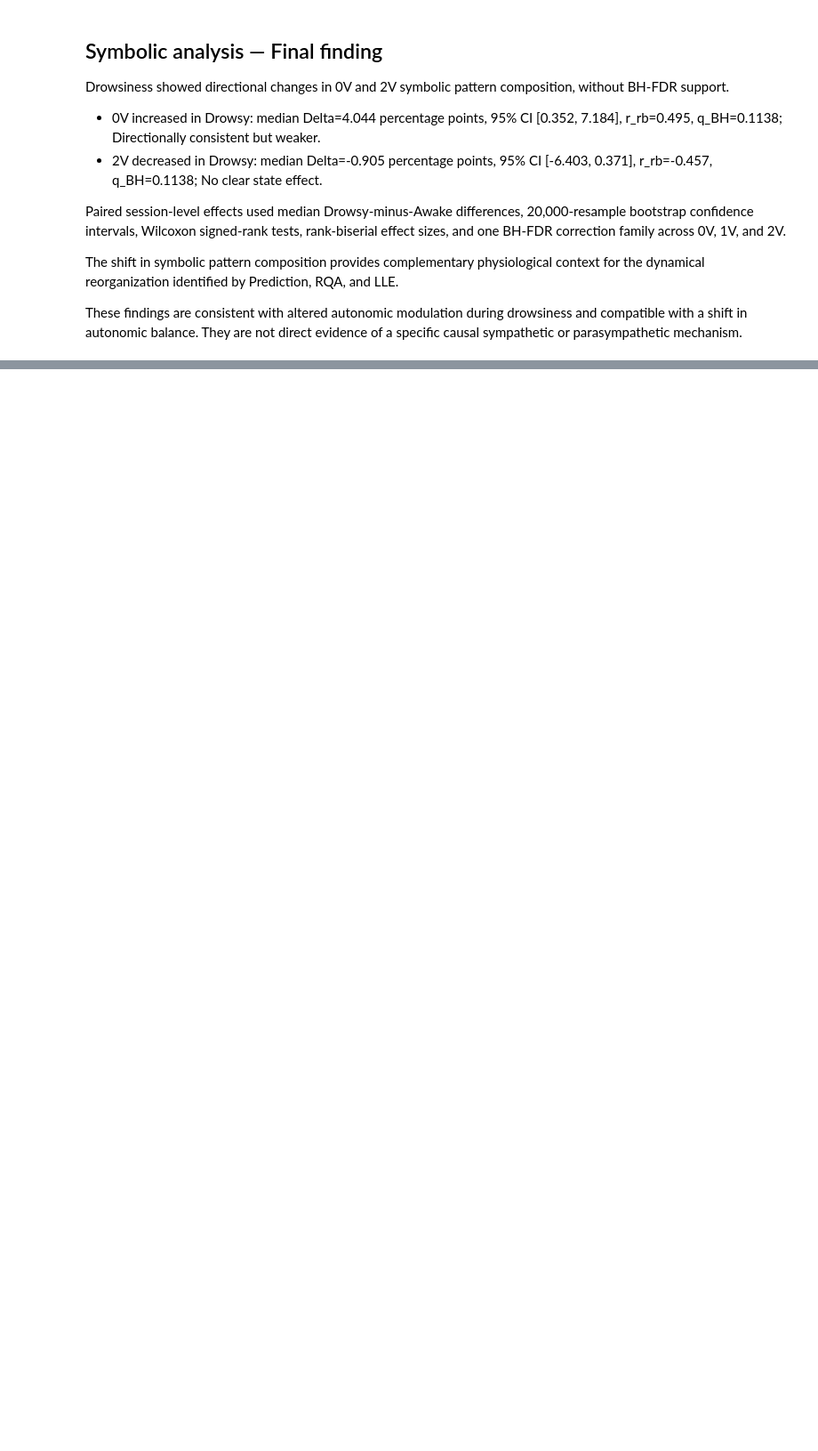
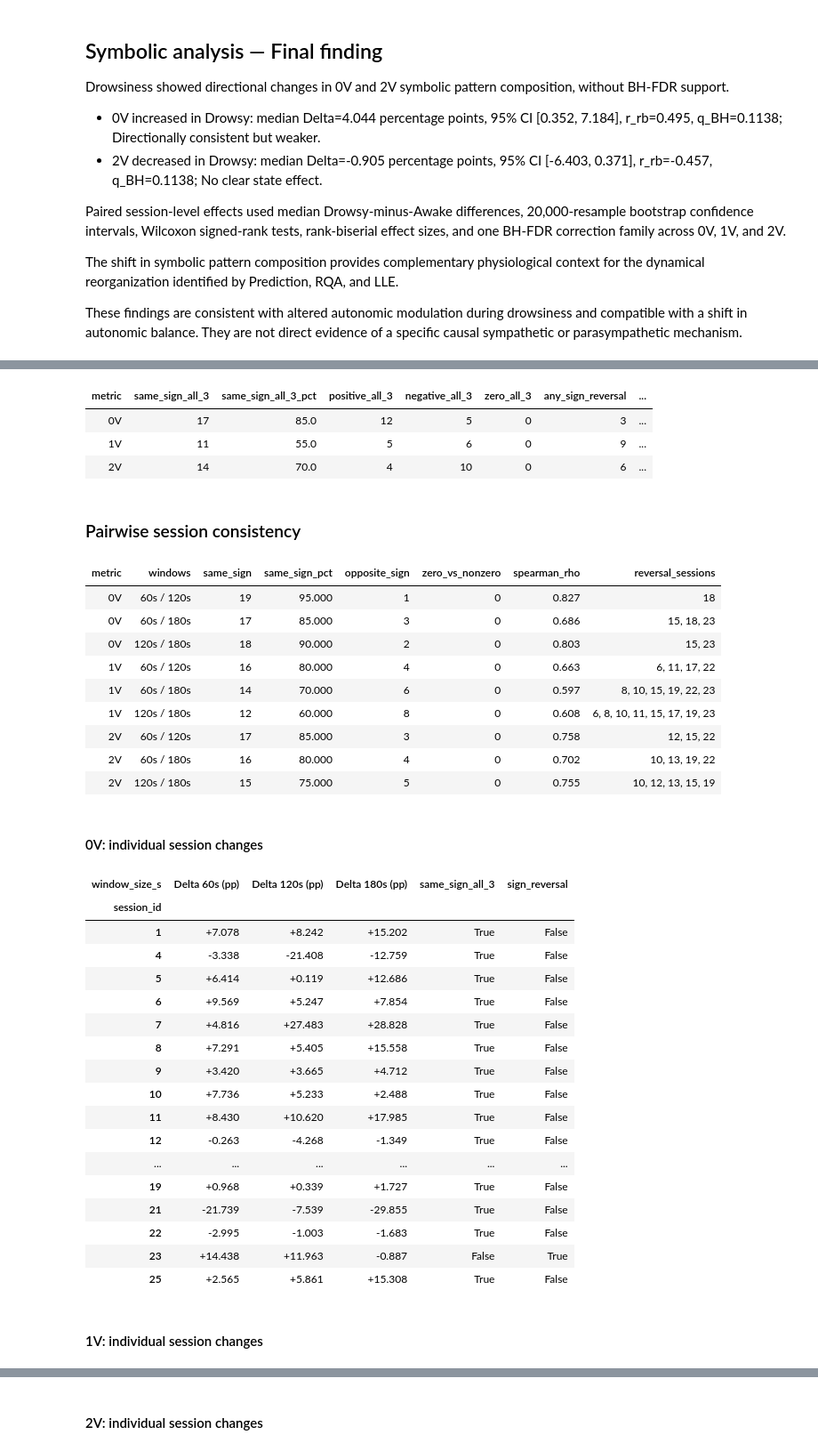
Before and after one commit to Vutu2003/Nonlinear-Time-Series-Analysis, a Jupyter notebook: phase1/main/symbolic_main.ipynb, the cells around one changed output, grey strips where cells are left out. Shown at 89% size. Saved outputs shown, nothing was run; the diff lists cells and outputs as text; code cells hidden in the pictures; blank space fills up the shorter version.

Commit message:
Add more evident of symobolic analysis

```diff
--- a/phase1/main/symbolic_main.ipynb
+++ b/phase1/main/symbolic_main.ipynb
@@ -652,0 +2065,44 @@ Symbolic analysis được dùng để cung cấp ngữ cảnh cho khả năng *
+# %%
+# Session-level sign agreement and rank consistency.
+cw_agreement_rows, cw_consensus_rows = [], []
+for metric, frame in cw_delta.items():
+    values = frame.to_numpy()
+    signs = np.sign(values)  # zeros are a separate category, as in the original analysis
+    all_same = (signs == signs[:, [0]]).all(axis=1)
+    has_reversal = (signs.min(axis=1) < 0) & (signs.max(axis=1) > 0)
+    cw_consensus_rows.append(dict(
+        metric=metric, same_sign_all_3=int(all_same.sum()),
+        same_sign_all_3_pct=100 * all_same.mean(),
+        positive_all_3=int((signs > 0).all(axis=1).sum()),
+        negative_all_3=int((signs < 0).all(axis=1).sum()),
+        zero_all_3=int((signs == 0).all(axis=1).sum()),
+        any_sign_reversal=int(has_reversal.sum()),
+        reversal_sessions=", ".join(map(str, frame.index[has_reversal])) or "none"))
+    for a, b in combinations(range(3), 2):
+        agree = signs[:, a] == signs[:, b]
+        reverse = signs[:, a] * signs[:, b] < 0
+        rho = (stats.spearmanr(values[:, a], values[:, b]).statistic
+               if np.ptp(values[:, a]) > 0 and np.ptp(values[:, b]) > 0
+               else np.nan)
+        cw_agreement_rows.append(dict(
+            metric=metric, windows=f"{CW_WINDOWS[a]}s / {CW_WINDOWS[b]}s",
+            same_sign=int(agree.sum()), same_sign_pct=100 * agree.mean(),
+            opposite_sign=int(reverse.sum()),
+            zero_vs_nonzero=int((~agree & ~reverse).sum()),
+            spearman_rho=rho,
+            reversal_sessions=", ".join(map(str, frame.index[reverse])) or "none"))
+cw_consensus = pd.DataFrame(cw_consensus_rows)
+cw_agreement = pd.DataFrame(cw_agreement_rows)
+display(Markdown("### Session consistency across all three windows (n = 20)"))
+display(cw_consensus.style.format(precision=1).hide(axis="index"))
+display(Markdown("### Pairwise session consistency"))
+display(cw_agreement.style.format(precision=3).hide(axis="index"))
+
+for metric, frame in cw_delta.items():
+    table = frame.rename(columns={w: f"Delta {w}s (pp)" for w in CW_WINDOWS}).copy()
+    signs = np.sign(frame.to_numpy())
+    table["same_sign_all_3"] = (signs == signs[:, [0]]).all(axis=1)
+    table["sign_reversal"] = (signs.min(axis=1) < 0) & (signs.max(axis=1) > 0)
+    display(Markdown(f"#### {metric}: individual session changes"))
+    display(table.style.format({f"Delta {w}s (pp)": "{:+.3f}" for w in CW_WINDOWS}))
+# %% [output]
@@ -652,0 +2110,35 @@ Symbolic analysis được dùng để cung cấp ngữ cảnh cho khả năng *
+| metric | same_sign_all_3 | same_sign_all_3_pct | positive_all_3 | negative_all_3 | zero_all_3 | any_sign_reversal | ... |
+| 0V | 17 | 85.0 | 12 | 5 | 0 | 3 | ... |
+| 1V | 11 | 55.0 | 5 | 6 | 0 | 9 | ... |
+| 2V | 14 | 70.0 | 4 | 10 | 0 | 6 | ... |
+### Pairwise session consistency
+| metric | windows | same_sign | same_sign_pct | opposite_sign | zero_vs_nonzero | spearman_rho | reversal_sessions |
+| 0V | 60s / 120s | 19 | 95.000 | 1 | 0 | 0.827 | 18 |
+| 0V | 60s / 180s | 17 | 85.000 | 3 | 0 | 0.686 | 15, 18, 23 |
+| 0V | 120s / 180s | 18 | 90.000 | 2 | 0 | 0.803 | 15, 23 |
+| 1V | 60s / 120s | 16 | 80.000 | 4 | 0 | 0.663 | 6, 11, 17, 22 |
+| 1V | 60s / 180s | 14 | 70.000 | 6 | 0 | 0.597 | 8, 10, 15, 19, 22, 23 |
+| 1V | 120s / 180s | 12 | 60.000 | 8 | 0 | 0.608 | 6, 8, 10, 11, 15, 17, 19, 23 |
+| 2V | 60s / 120s | 17 | 85.000 | 3 | 0 | 0.758 | 12, 15, 22 |
+| 2V | 60s / 180s | 16 | 80.000 | 4 | 0 | 0.702 | 10, 13, 19, 22 |
+| 2V | 120s / 180s | 15 | 75.000 | 5 | 0 | 0.755 | 10, 12, 13, 15, 19 |
+#### 0V: individual session changes
+| window_size_s | Delta 60s (pp) | Delta 120s (pp) | Delta 180s (pp) | same_sign_all_3 | sign_reversal |
+| session_id |  |  |  |  |  |
+| 1 | +7.078 | +8.242 | +15.202 | True | False |
+| 4 | -3.338 | -21.408 | -12.759 | True | False |
+| 5 | +6.414 | +0.119 | +12.686 | True | False |
+| 6 | +9.569 | +5.247 | +7.854 | True | False |
+| 7 | +4.816 | +27.483 | +28.828 | True | False |
+| 8 | +7.291 | +5.405 | +15.558 | True | False |
+| 9 | +3.420 | +3.665 | +4.712 | True | False |
+| 10 | +7.736 | +5.233 | +2.488 | True | False |
+| 11 | +8.430 | +10.620 | +17.985 | True | False |
+| 12 | -0.263 | -4.268 | -1.349 | True | False |
+| ... | ... | ... | ... | ... | ... |
+| 19 | +0.968 | +0.339 | +1.727 | True | False |
+| 21 | -21.739 | -7.539 | -29.855 | True | False |
+| 22 | -2.995 | -1.003 | -1.683 | True | False |
+| 23 | +14.438 | +11.963 | -0.887 | False | True |
+| 25 | +2.565 | +5.861 | +15.308 | True | False |
+#### 1V: individual session changes
@@ -652,0 +2163 @@ Symbolic analysis được dùng để cung cấp ngữ cảnh cho khả năng *
+#### 2V: individual session changes
```
Also changed, not shown: parts of 19 cells of this notebook, 37 other files.
